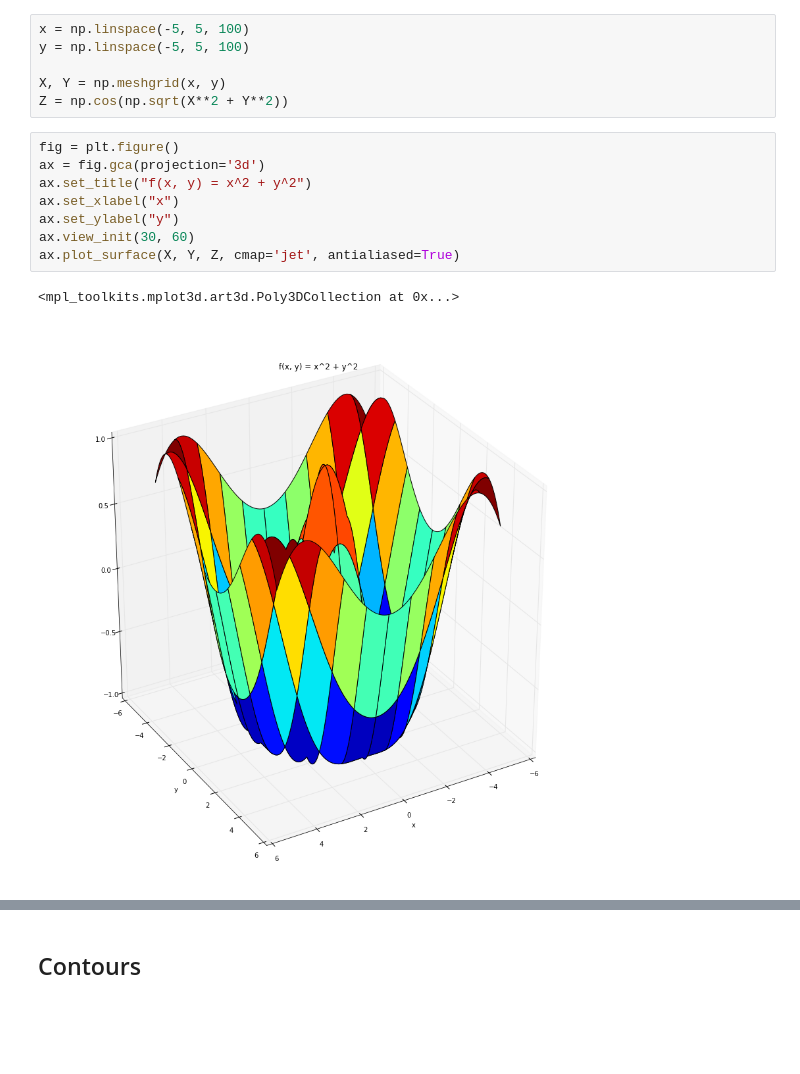
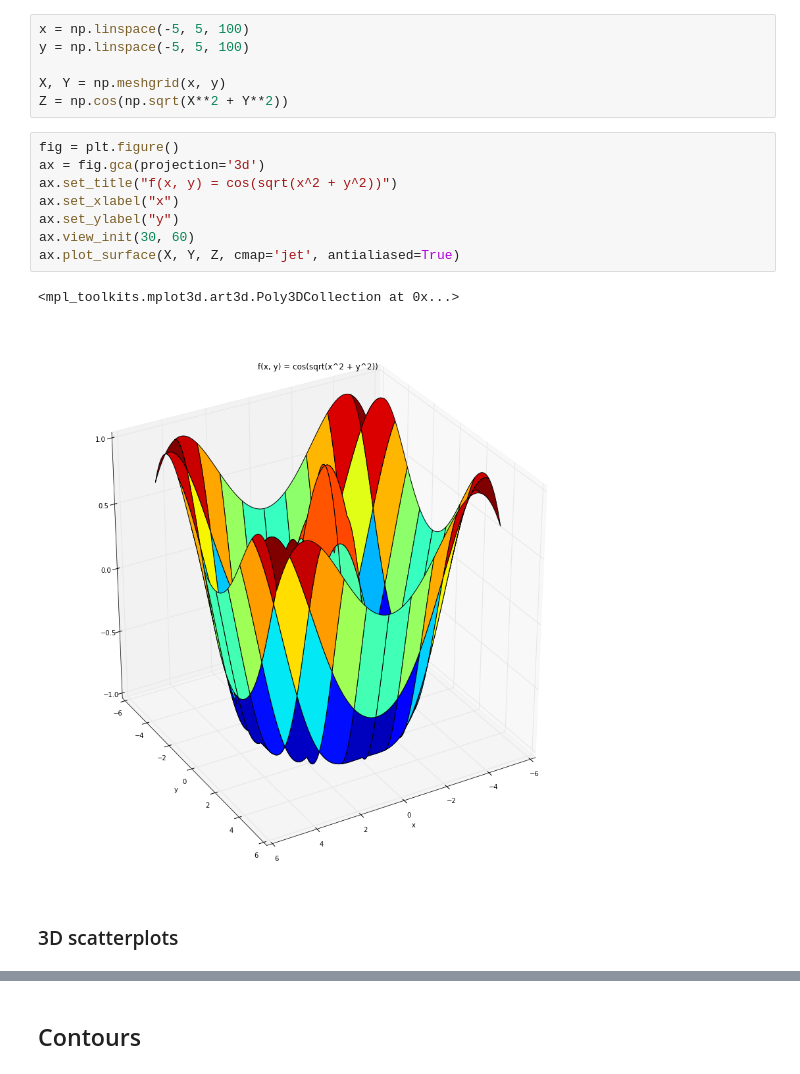
Before and after one commit to HKervadec/pyplot_zoo, a Jupyter notebook: index.ipynb, the cells around one changed output, grey strips where cells are left out. Drawn from its saved outputs; the diff is of its cells as text; blank space fills up the shorter version.

```diff
--- a/index.ipynb
+++ b/index.ipynb
@@ -131,11 +131,13 @@ Z = np.cos(np.sqrt(X**2 + Y**2))
 # %%
 fig = plt.figure()
 ax = fig.gca(projection='3d')
-ax.set_title("f(x, y) = x^2 + y^2")
+ax.set_title("f(x, y) = cos(sqrt(x^2 + y^2))")
 ax.set_xlabel("x")
 ax.set_ylabel("y")
 ax.view_init(30, 60)
 ax.plot_surface(X, Y, Z, cmap='jet', antialiased=True)
 # %% [output]
 <mpl_toolkits.mplot3d.art3d.Poly3DCollection at 0x...>
-[figure, old version]
+[figure, new version]
+# %% [markdown]
+### 3D scatterplots
```
Also changed, not shown: parts of 2 cells of this notebook, 1 other file.
